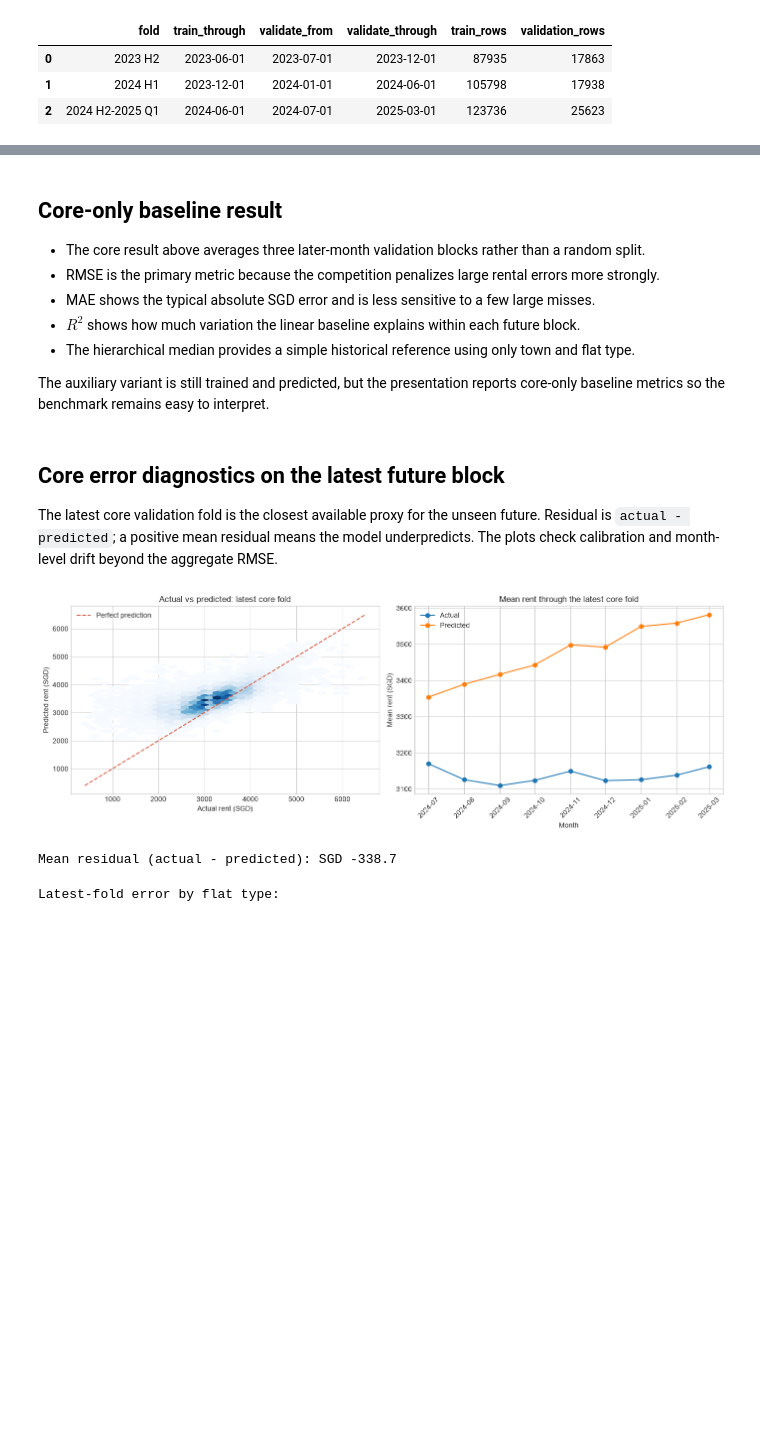
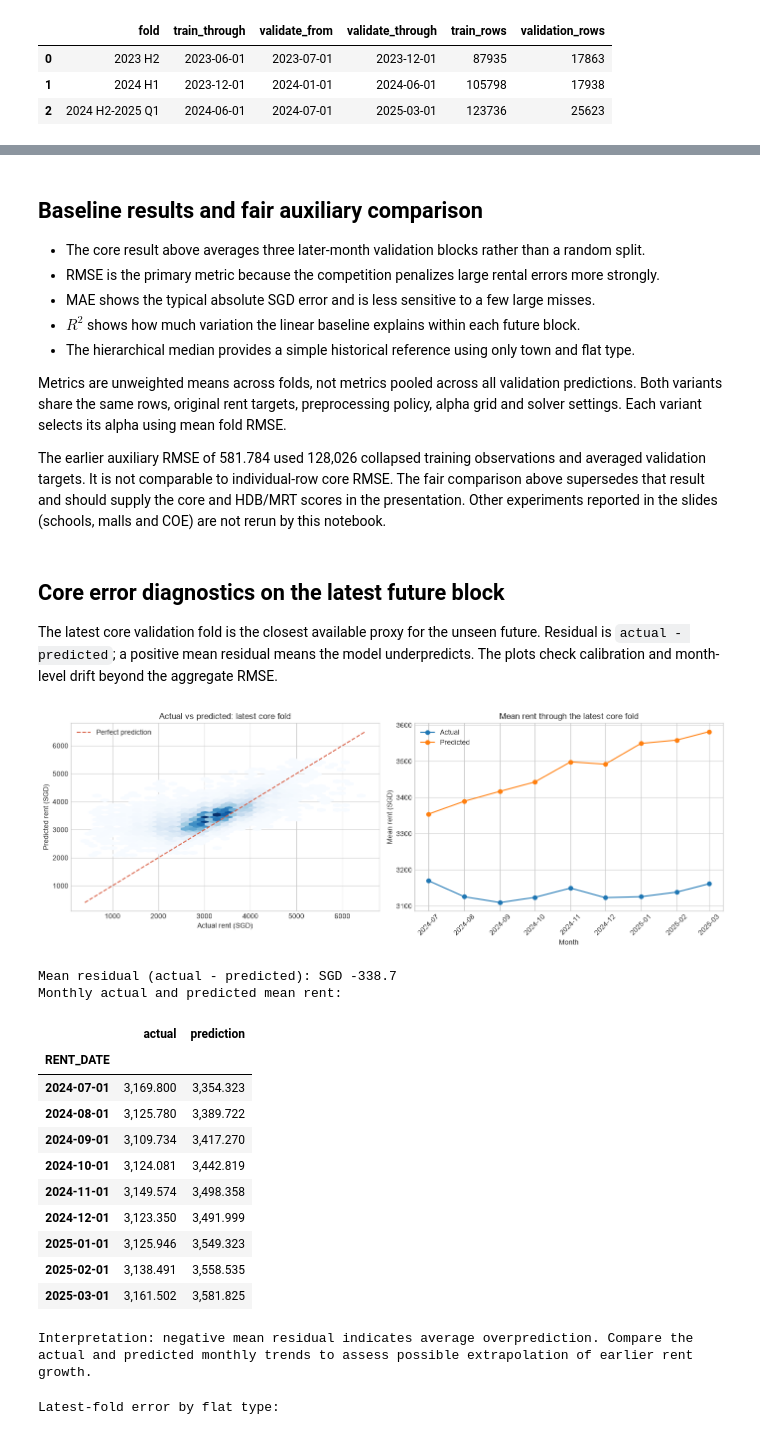
Before and after one commit to ziqing26/cs5228-group6, a Jupyter notebook: notebooks/05_ridge_baseline.ipynb, the cells around one changed output, grey strips where cells are left out. Drawn from its saved outputs; the diff is of its cells as text; code cells hidden in the pictures; blank space fills up the shorter version.

```diff
--- a/notebooks/05_ridge_baseline.ipynb
+++ b/notebooks/05_ridge_baseline.ipynb
@@ -337,5 +393,5 @@ Core Ridge reduces mean RMSE by 33.4% versus the hierarchical-median reference.
 # %% [markdown]
-## Core-only baseline result
+## Baseline results and fair auxiliary comparison
 
 - The core result above averages three later-month validation blocks rather than a random split.
 - RMSE is the primary metric because the competition penalizes large rental errors more strongly.
@@ -343,7 +399,9 @@ Core Ridge reduces mean RMSE by 33.4% versus the hierarchical-median reference.
 - $R^2$ shows how much variation the linear baseline explains within each future block.
 - The hierarchical median provides a simple historical reference using only town and flat type.
 
-The auxiliary variant is still trained and predicted, but the presentation reports core-only baseline metrics so the benchmark remains easy to interpret.
+Metrics are unweighted means across folds, not metrics pooled across all validation predictions. Both variants share the same rows, original rent targets, preprocessing policy, alpha grid and solver settings. Each variant selects its alpha using mean fold RMSE.
+
+The earlier auxiliary RMSE of 581.784 used 128,026 collapsed training observations and averaged validation targets. It is not comparable to individual-row core RMSE. The fair comparison above supersedes that result and should supply the core and HDB/MRT scores in the presentation. Other experiments reported in the slides (schools, malls and COE) are not rerun by this notebook.
 # %% [markdown]
 ## Core error diagnostics on the latest future block
 
@@ -360,33 +418,50 @@ latest_diagnostics["prediction"] = fold_predictions[(variant, latest["fold"], se
 latest_diagnostics["residual"] = latest_diagnostics[TARGET] - latest_diagnostics["prediction"]
 latest_diagnostics["absolute_error"] = latest_diagnostics["residual"].abs()
 latest_diagnostics["squared_error"] = latest_diagnostics["residual"].pow(2)
 
 monthly_diagnostics = latest_diagnostics.groupby("RENT_DATE").agg(
     actual=(TARGET, "mean"), prediction=("prediction", "mean")
 )
 
 fig, axes = plt.subplots(1, 2, figsize=(14, 5))
 axes[0].hexbin(
     latest_diagnostics[TARGET], latest_diagnostics["prediction"],
     gridsize=35, mincnt=1, cmap="Blues"
 )
 limits = [latest_diagnostics[TARGET].min(), latest_diagnostics[TARGET].max()]
 axes[0].plot(limits, limits, "--", color="#D95F45", label="Perfect prediction")
 axes[0].set(title="Actual vs predicted: latest core fold", xlabel="Actual rent (SGD)", ylabel="Predicted rent (SGD)")
 axes[0].legend()
 
 axes[1].plot(monthly_diagnostics.index, monthly_diagnostics["actual"], marker="o", label="Actual")
 axes[1].plot(monthly_diagnostics.index, monthly_diagnostics["prediction"], marker="o", label="Predicted")
 axes[1].set(title="Mean rent through the latest core fold", xlabel="Month", ylabel="Mean rent (SGD)")
 axes[1].tick_params(axis="x", rotation=45)
 axes[1].legend()
 plt.tight_layout()
 plt.show()
 
 print(f"Mean residual (actual - predicted): SGD {latest_diagnostics['residual'].mean():,.1f}")
+
+print("Monthly actual and predicted mean rent:")
+display(monthly_diagnostics)
+print("Interpretation: negative mean residual indicates average overprediction. Compare the actual and predicted monthly trends to assess possible extrapolation of earlier rent growth.")
 # %% [output]
 [figure]
 Mean residual (actual - predicted): SGD -338.7
+Monthly actual and predicted mean rent:
+|  | actual | prediction |
+| RENT_DATE |  |  |
+| 2024-07-01 | 3,169.800 | 3,354.323 |
+| 2024-08-01 | 3,125.780 | 3,389.722 |
+| 2024-09-01 | 3,109.734 | 3,417.270 |
+| 2024-10-01 | 3,124.081 | 3,442.819 |
+| 2024-11-01 | 3,149.574 | 3,498.358 |
+| 2024-12-01 | 3,123.350 | 3,491.999 |
+| 2025-01-01 | 3,125.946 | 3,549.323 |
+| 2025-02-01 | 3,138.491 | 3,558.535 |
+| 2025-03-01 | 3,161.502 | 3,581.825 |
+Interpretation: negative mean residual indicates average overprediction. Compare the actual and predicted monthly trends to assess possible extrapolation of earlier rent growth.
 # %%
 def subgroup_metrics(frame, group_column):
     return (
```
Also changed, not shown: parts of 9 cells of this notebook, 2 other files.
